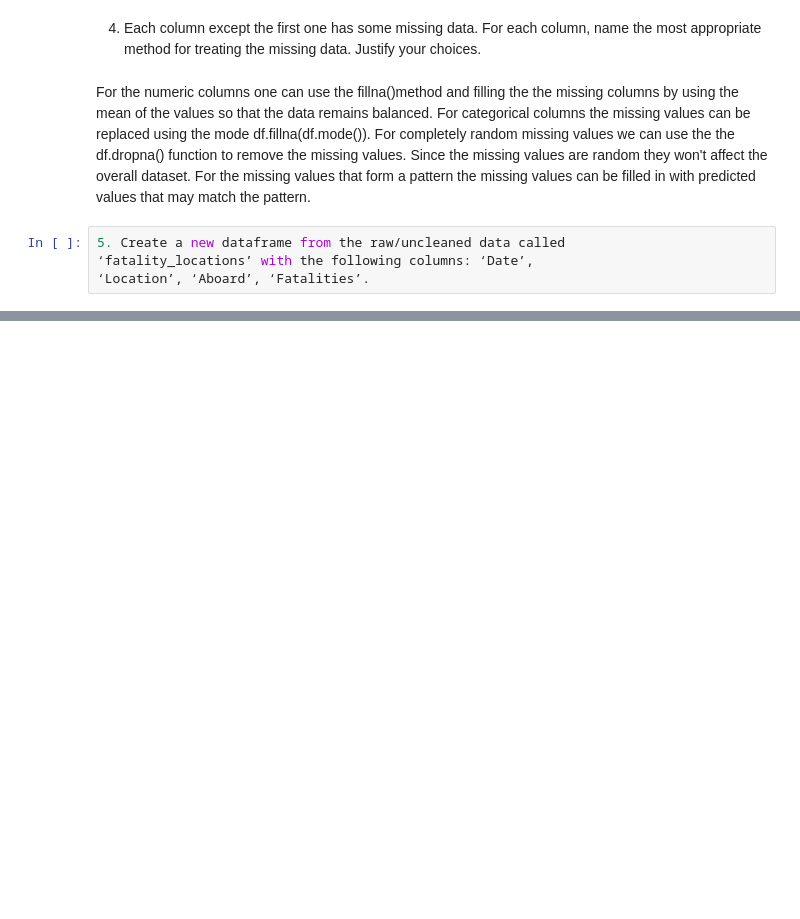
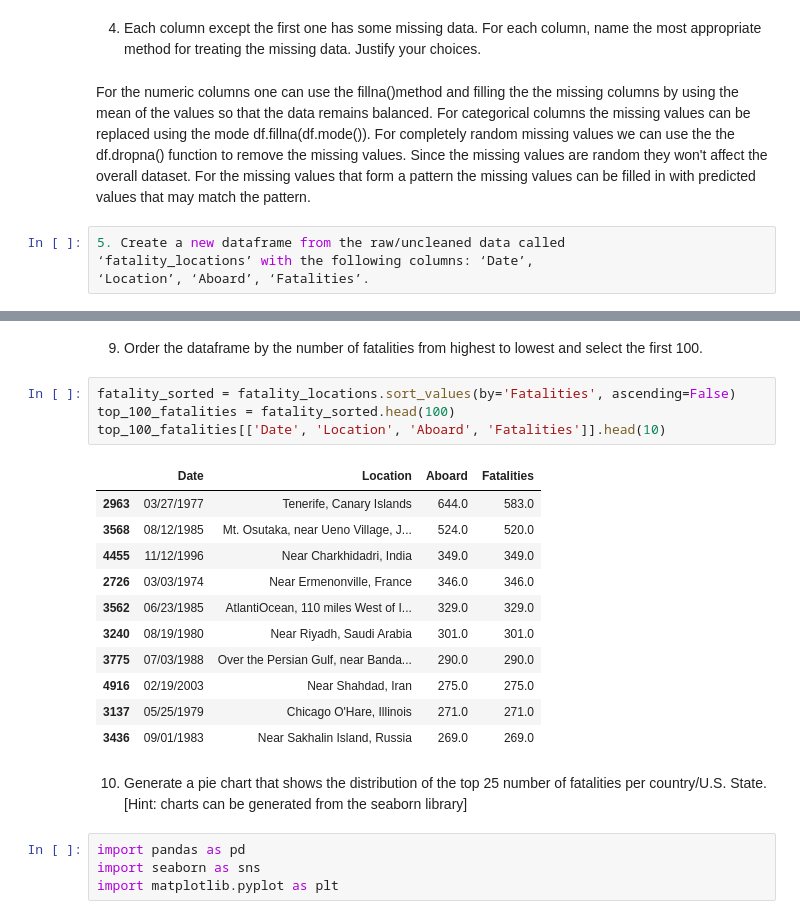
Before and after one commit to Ray-Mun-Ben/-AI-Coursework-2025, a Jupyter notebook: Airplane_Crashes_Data_Cleaning.ipynb, the cells around one changed output, grey strips where cells are left out. Saved outputs shown, nothing was run; the diff lists cells and outputs as text; blank space fills up the shorter version.

```diff
--- a/Airplane_Crashes_Data_Cleaning.ipynb
+++ b/Airplane_Crashes_Data_Cleaning.ipynb
@@ -56,0 +140,26 @@ For the missing values that form a pattern the missing values can be filled in w
+# %% [markdown]
+9. Order the dataframe by the number of fatalities from highest to lowest and select the
+first 100.
+# %%
+fatality_sorted = fatality_locations.sort_values(by='Fatalities', ascending=False)
+top_100_fatalities = fatality_sorted.head(100)
+top_100_fatalities[['Date', 'Location', 'Aboard', 'Fatalities']].head(10)
+# %% [output]
+|  | Date | Location | Aboard | Fatalities |
+| 2963 | 03/27/1977 | Tenerife, Canary Islands | 644.0 | 583.0 |
+| 3568 | 08/12/1985 | Mt. Osutaka, near Ueno Village, J... | 524.0 | 520.0 |
+| 4455 | 11/12/1996 | Near Charkhidadri, India | 349.0 | 349.0 |
+| 2726 | 03/03/1974 | Near Ermenonville, France | 346.0 | 346.0 |
+| 3562 | 06/23/1985 | AtlantiOcean, 110 miles West of I... | 329.0 | 329.0 |
+| 3240 | 08/19/1980 | Near Riyadh, Saudi Arabia | 301.0 | 301.0 |
+| 3775 | 07/03/1988 | Over the Persian Gulf, near Banda... | 290.0 | 290.0 |
+| 4916 | 02/19/2003 | Near Shahdad, Iran | 275.0 | 275.0 |
+| 3137 | 05/25/1979 | Chicago O'Hare, Illinois | 271.0 | 271.0 |
+| 3436 | 09/01/1983 | Near Sakhalin Island, Russia | 269.0 | 269.0 |
+# %% [markdown]
+10. Generate a pie chart that shows the distribution of the top 25 number of fatalities
+per country/U.S. State. [Hint: charts can be generated from the seaborn library]
+# %%
+import pandas as pd
+import seaborn as sns
+import matplotlib.pyplot as plt
```
Also changed, not shown: parts of 10 cells of this notebook.
